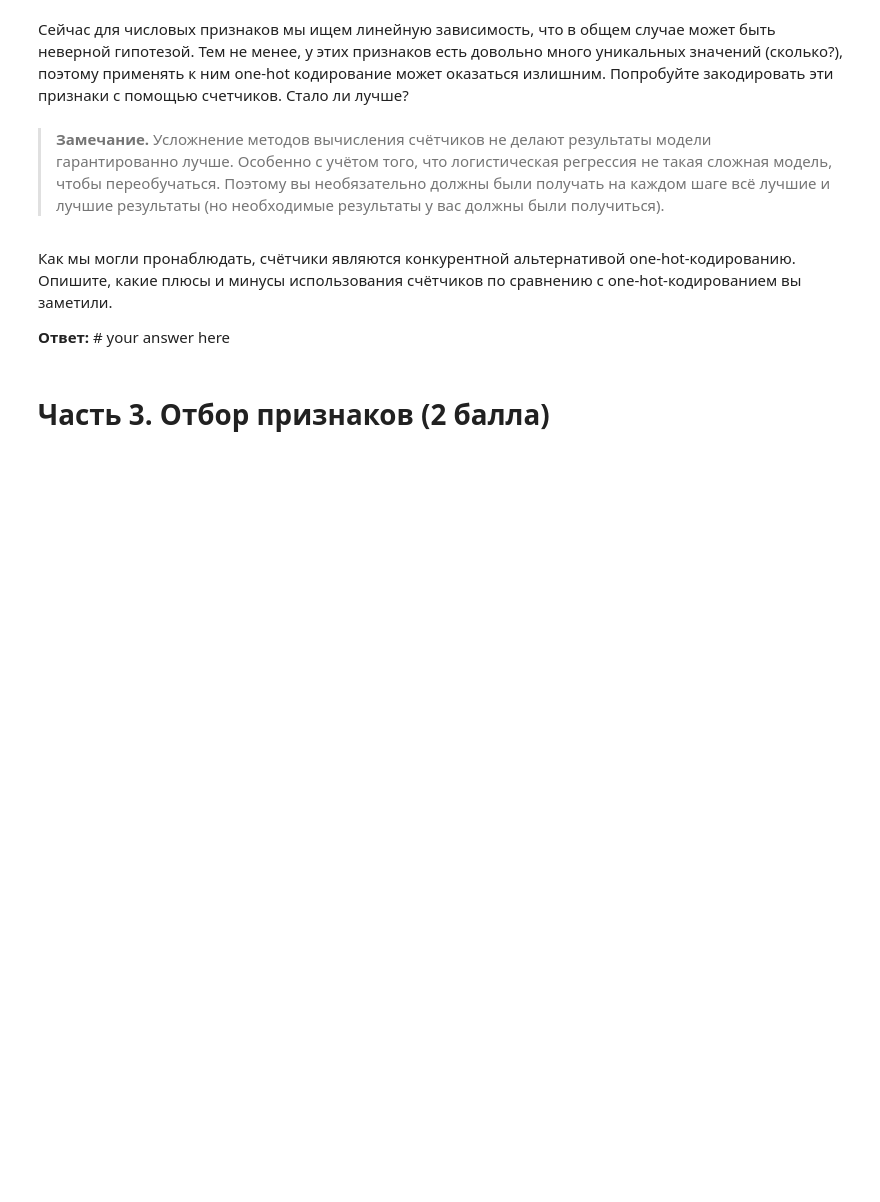
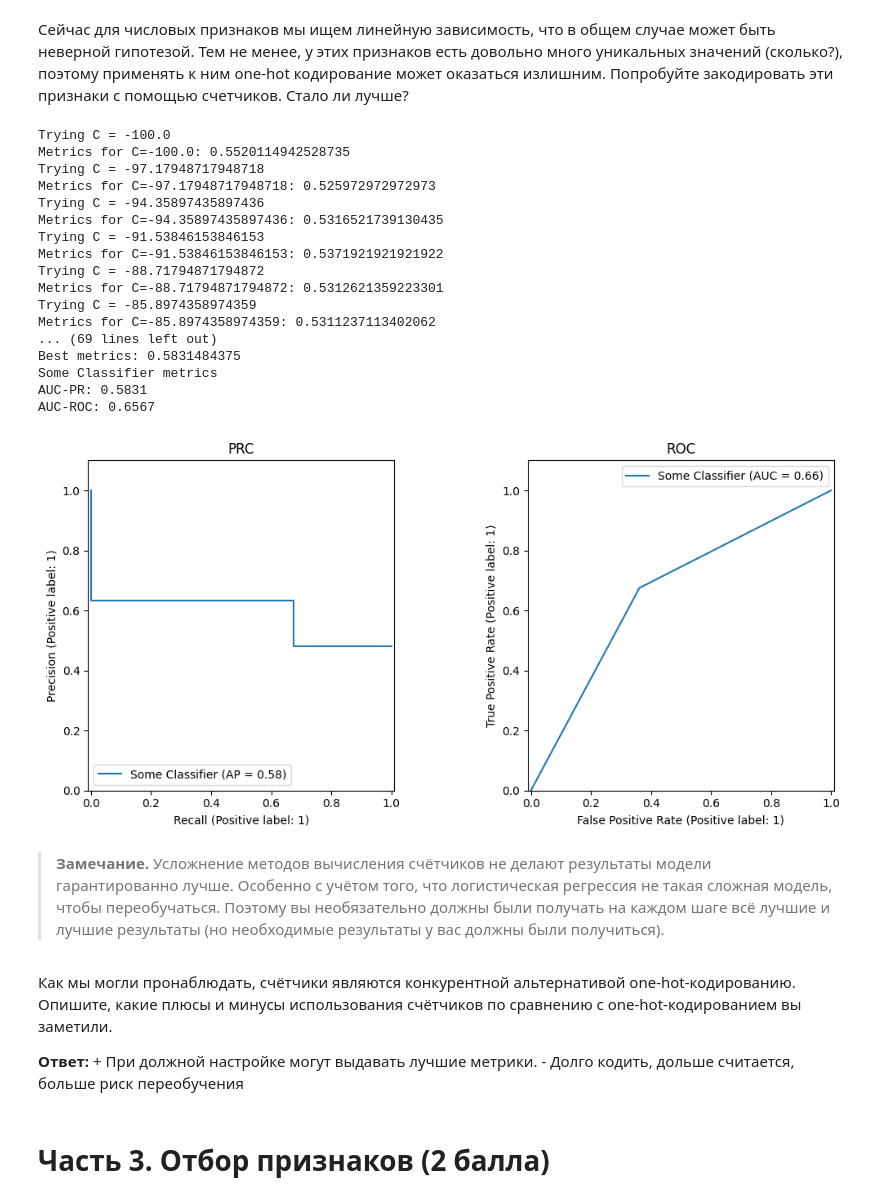
Before and after one commit to AndreiPolischuk/ML_HOMEWORKS, a Jupyter notebook: HW4/homework_practice_04_linclass-PolischukAndrei.ipynb, the cells around one changed output. Saved outputs shown, nothing was run; the diff lists cells and outputs as text; code cells hidden in the pictures; blank space fills up the shorter version.

```diff
--- a/HW4/homework_practice_04_linclass-PolischukAndrei.ipynb
+++ b/HW4/homework_practice_04_linclass-PolischukAndrei.ipynb
@@ -949,0 +948,2 @@ AUC-ROC: 0.6458
+# %%
+X_numerical_safe = X_numerical
@@ -949,0 +966,2 @@ AUC-ROC: 0.6458
+# %%
+X_numerical = X_numerical_safe[['Cars', 'Children', 'Age']]
@@ -949,0 +989,5 @@ AUC-ROC: 0.6458
+# %%
+#X_numerical['Income'] = X_numerical['Income'].fillna(X_numerical['Income'].mean())
+X_numerical['Children'] = X_numerical['Children'].fillna(X_numerical['Children'].mean())
+X_numerical['Cars'] = X_numerical['Cars'].fillna(X_numerical['Cars'].mean())
+X_numerical['Age'] = X_numerical['Age'].fillna(X_numerical['Age'].mean())
@@ -950,2 +1010,4 @@ AUC-ROC: 0.6458
+# %%
+X_train, X_test, y_train, y_test = train_test_split(X_numerical, y, test_size=0.25, random_state=777, stratify=y)
 # %% [markdown]
  Сейчас для числовых признаков мы ищем линейную зависимость, что в общем случае  может быть неверной гипотезой. Тем не менее, у этих признаков есть довольно много уникальных значений (сколько?), поэтому применять к ним one-hot кодирование может оказаться излишним. Попробуйте закодировать эти признаки с помощью счетчиков. Стало ли лучше?
@@ -954,3 +1014,51 @@ AUC-ROC: 0.6458
+# %%
+
+best_C = 0
+best_metrics = 0
+
+for Con in np.linspace(-100, 10, 40):
+    print(f"Trying C = {Con}")
+
+    X_train_enc, X_test_enc = MTE_smoothing(X_train, X_test, X_train.columns, y_train, C=Con)
+
+    model = LogisticRegression()
+    model.fit(X_train_enc, y_train)
+
+    metrics = average_precision_score(y_test, model.predict(X_test_enc))
+
+    print(f"Metrics for C={Con}: {metrics}")
+
+    if metrics > best_metrics:
+        best_C = Con
+        best_metrics = metrics
+
+print(f"Best C: {best_C}")
+print(f"Best metrics: {best_metrics}")
+
+X_train_enc, X_test_enc = MTE_smoothing(X_train, X_test, X_train.columns, y_train, C=best_C)
+
+model = LogisticRegression()
+model.fit(X_train_enc, y_train)
+depict_pr_roc(y_test, model.predict((X_test_enc)))
+# %% [output]
+Trying C = -100.0
+Metrics for C=-100.0: 0.5520114942528735
+Trying C = -97.17948717948718
+Metrics for C=-97.17948717948718: 0.525972972972973
+Trying C = -94.35897435897436
+Metrics for C=-94.35897435897436: 0.5316521739130435
+Trying C = -91.53846153846153
+Metrics for C=-91.53846153846153: 0.5371921921921922
+Trying C = -88.71794871794872
+Metrics for C=-88.71794871794872: 0.5312621359223301
+Trying C = -85.8974358974359
+Metrics for C=-85.8974358974359: 0.5311237113402062
+... (69 lines left out)
+Best metrics: 0.5831484375
+Some Classifier metrics
+AUC-PR: 0.5831
+AUC-ROC: 0.6567
+[figure, added]
 # %% [markdown]
 > __Замечание.__ Усложнение методов вычисления счётчиков не делают результаты модели гарантированно лучше. Особенно с учётом того, что логистическая регрессия не такая сложная модель, чтобы переобучаться. Поэтому вы необязательно должны были получать на каждом шаге всё лучшие и лучшие результаты (но необходимые результаты у вас должны были получиться).
 # %% [markdown]
@@ -958,7 +1066,7 @@ AUC-ROC: 0.6458
 
 Как мы могли пронаблюдать, счётчики являются конкурентной альтернативой one-hot-кодированию. Опишите, какие плюсы и минусы использования счётчиков по сравнению с one-hot-кодированием вы заметили.
 
-__Ответ:__ # your answer here
+__Ответ:__ + При должной настройке могут выдавать лучшие метрики. - Долго кодить, дольше считается, больше риск переобучения
 # %% [markdown]
 # Часть 3. Отбор признаков (2 балла)
 # %% [markdown]
```
Also changed, not shown: parts of 7 cells of this notebook.
